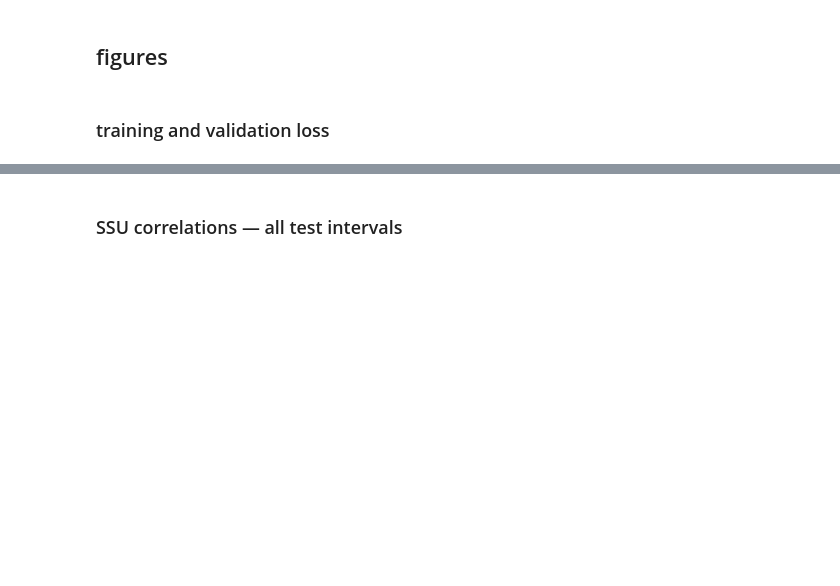
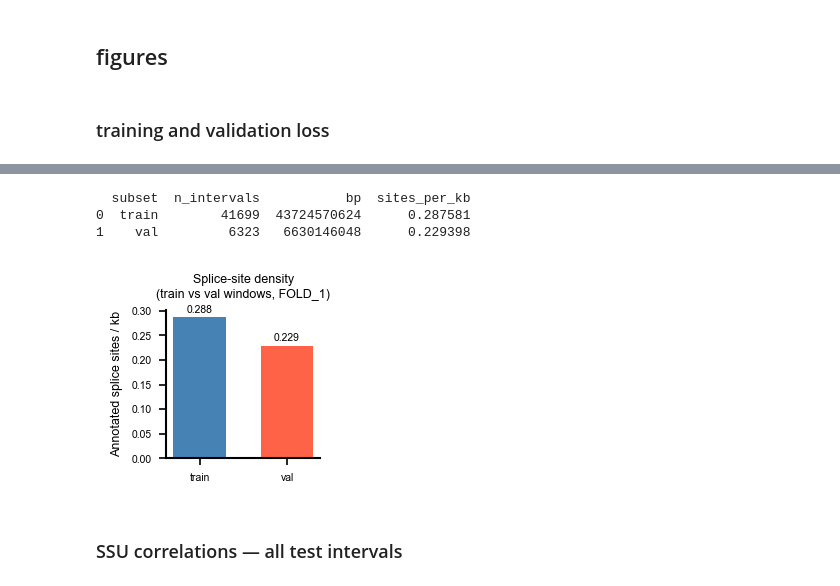
Before and after one commit to MiqG/alphagenome_finetuning_rna, a Jupyter notebook: figures/pangolin_full.ipynb, the cells around one changed output, grey strips where cells are left out. Cells and saved outputs as stored; diff of their text form; code cells hidden in the pictures; blank space fills up the shorter version.

```diff
--- a/figures/pangolin_full.ipynb
+++ b/figures/pangolin_full.ipynb
@@ -97,3 +106,64 @@ plt.show()
+# %%
+DATA_DIR = os.path.join(ROOT, "data", "raw", "ENA", "sf3b1mut")
+
+
+def bed_len(path):
+    bed = pd.read_table(path, header=None, usecols=[0, 1, 2], names=["chrom", "start", "end"])
+    return bed, int((bed["end"] - bed["start"]).sum())
+
+
+def count_sites(bed, ssu_dfs):
+    """Vectorized count of SSU-annotated positions overlapping any bed interval, via searchsorted per chrom."""
+    total = 0
+    for chrom, sub_bed in bed.groupby("chrom"):
+        starts, ends = sub_bed["start"].values, sub_bed["end"].values
+        for ssu in ssu_dfs:
+            pos = np.sort(ssu.loc[ssu["chrom"] == chrom, "exon_pos"].values)
+            if len(pos) == 0:
+                continue
+            lo = np.searchsorted(pos, starts + 1, side="left")
+            hi = np.searchsorted(pos, ends, side="right")
+            total += int((hi - lo).sum())
+    return total
+
+
+ssu_dfs_density = [
+    pd.read_parquet(
+        os.path.join(DATA_DIR, "STAR", sample, "paper_pass.ssu.parquet"),
+        columns=["chrom", "exon_pos", "ssu_spliser"],
+    ).dropna(subset=["ssu_spliser"])
+    for sample in SAMPLES
+]
+
+train_bed, train_bp = bed_len(os.path.join(FOLDS_DIR, "train.bed"))
+val_bed, val_bp = bed_len(os.path.join(FOLDS_DIR, "valid.bed"))
+
+density_df = pd.DataFrame([
+    {"subset": "train", "n_intervals": len(train_bed), "bp": train_bp,
+     "sites_per_kb": 1000 * count_sites(train_bed, ssu_dfs_density) / train_bp},
+    {"subset": "val", "n_intervals": len(val_bed), "bp": val_bp,
+     "sites_per_kb": 1000 * count_sites(val_bed, ssu_dfs_density) / val_bp},
+])
+print(density_df)
+# %% [output]
+  subset  n_intervals           bp  sites_per_kb
+0  train        41699  43724570624      0.287581
+1    val         6323   6630146048      0.229398
+# %%
+fig, ax = plt.subplots(figsize=(4 * cm, 4 * cm))
+
+ax.bar(density_df["subset"], density_df["sites_per_kb"], color=["steelblue", "tomato"], width=0.6)
+for i, v in enumerate(density_df["sites_per_kb"]):
+    ax.text(i, v + 0.005, "{:.3f}".format(v), ha="center", va="bottom", fontsize=5)
+
+ax.set_ylabel("Annotated splice sites / kb", fontsize=6)
+ax.set_title("Splice-site density\n(train vs val windows, FOLD_1)", fontsize=6)
+ax.tick_params(labelsize=5)
+sns.despine(ax=ax)
+plt.tight_layout()
+plt.show()
+# %% [output]
+[figure, added]
 # %% [markdown]
 ### SSU correlations — all test intervals
 # %%
```
Also changed, not shown: parts of 10 cells of this notebook, 1 other file.
